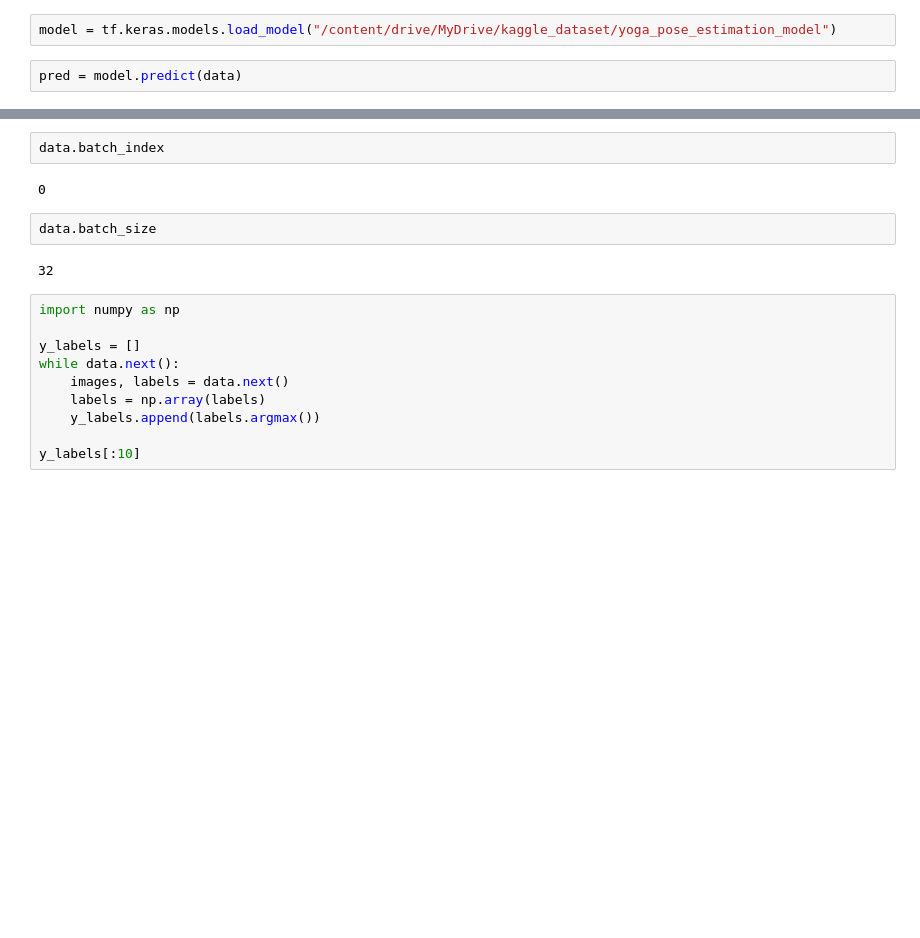
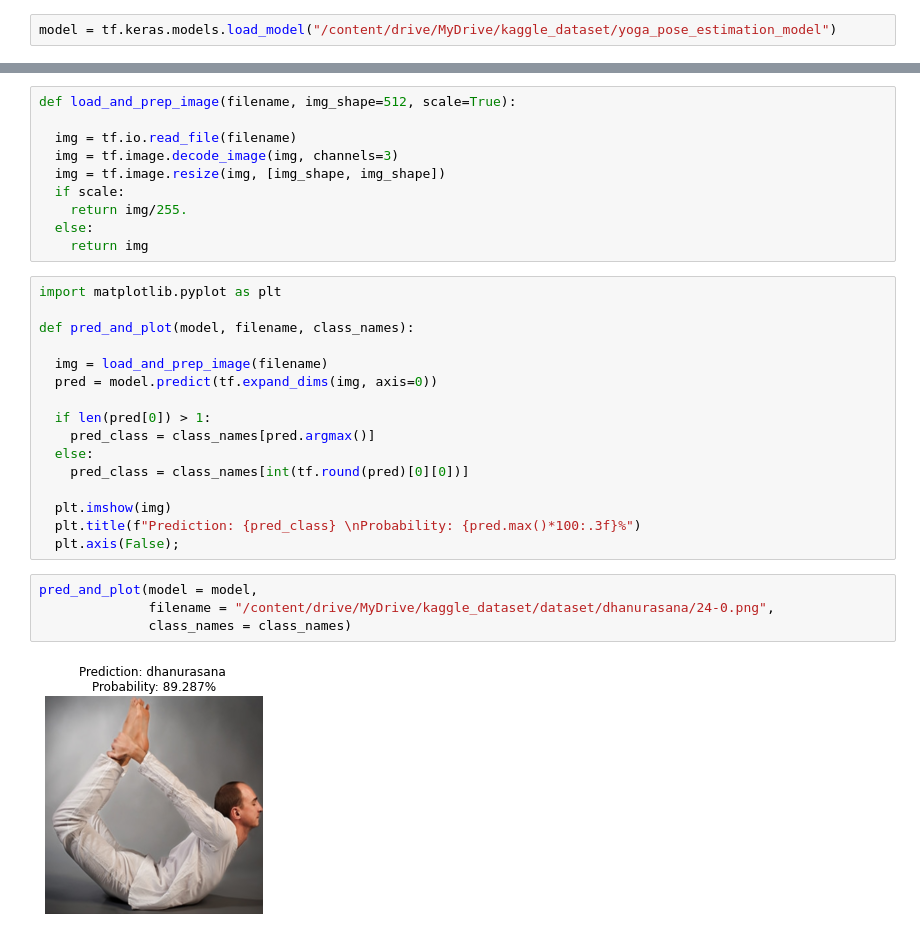
Before and after one commit to Harivansh8888/YogaPoseEstimation, a Jupyter notebook: YogaPoseEstimation.ipynb, the cells around one changed output, grey strips where cells are left out. Drawn from its saved outputs; the diff is of its cells as text; blank space fills up the shorter version.

```diff
--- a/YogaPoseEstimation.ipynb
+++ b/YogaPoseEstimation.ipynb
@@ -413,5 +395,3 @@ import tensorflow as tf
 /content
 # %%
 model = tf.keras.models.load_model("/content/drive/MyDrive/kaggle_dataset/yoga_pose_estimation_model")
-# %%
-pred = model.predict(data)
@@ -436,18 +398,32 @@ len(pred_classes)
-# %%
-data.batch_index
-# %% [output]
-0
-# %%
-data.batch_size
-# %% [output]
-32
-# %%
-import numpy as np
-
-y_labels = []
-while data.next():
-    images, labels = data.next()
-    labels = np.array(labels)
-    y_labels.append(labels.argmax())
-
-y_labels[:10]
+# %%
+def load_and_prep_image(filename, img_shape=512, scale=True):
+
+  img = tf.io.read_file(filename)
+  img = tf.image.decode_image(img, channels=3)
+  img = tf.image.resize(img, [img_shape, img_shape])
+  if scale:
+    return img/255.
+  else:
+    return img
+# %%
+import matplotlib.pyplot as plt
+
+def pred_and_plot(model, filename, class_names):
+
+  img = load_and_prep_image(filename)
+  pred = model.predict(tf.expand_dims(img, axis=0))
+
+  if len(pred[0]) > 1:
+    pred_class = class_names[pred.argmax()]
+  else:
+    pred_class = class_names[int(tf.round(pred)[0][0])]
+
+  plt.imshow(img)
+  plt.title(f"Prediction: {pred_class} \nProbability: {pred.max()*100:.3f}%")
+  plt.axis(False);
+# %%
+pred_and_plot(model = model,
+              filename = "/content/drive/MyDrive/kaggle_dataset/dataset/dhanurasana/24-0.png",
+              class_names = class_names)
+# %% [output]
+[figure, added]
```
Also changed, not shown: parts of 12 cells of this notebook.
